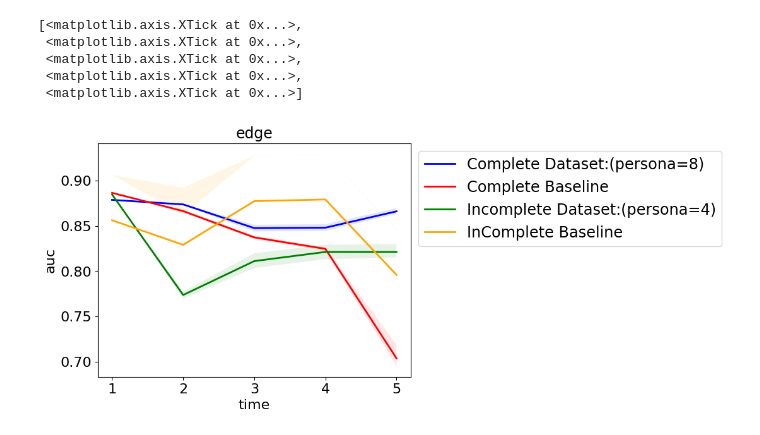
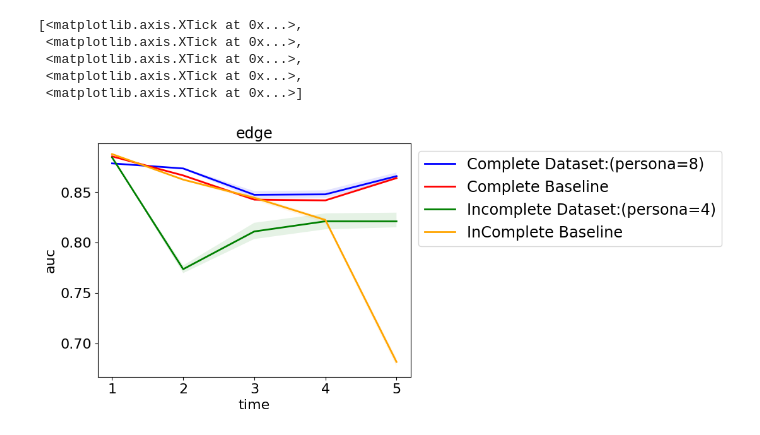
Before and after one commit to hiroemon-m/COMA, a Jupyter notebook: visualize/data/abligation_full.ipynb, the cells around one changed output. Cells and saved outputs as stored; diff of their text form; code cells hidden in the pictures.

```diff
--- a/visualize/data/abligation_full.ipynb
+++ b/visualize/data/abligation_full.ipynb
@@ -65,36 +65,36 @@ t = [1,2,3,4,5]
 
 ax.plot(t, edge_mean[0], lw=2, label='Complete Dataset:(persona=8)', color='blue')
 ax.plot(t, edge_mean[1], lw=2, label='Complete Baseline', color='red')
 ax.plot(t, edge_mean[2], lw=2, label='Incomplete Dataset:(persona=4)', color='green')
-ax.plot(t, edge_mean[3]-0.1, lw=2, label='InComplete Baseline', color='orange')
+ax.plot(t, edge_mean[3], lw=2, label='InComplete Baseline', color='orange')
 
 
 
 
 
 
 ax.fill_between(t, edge_min[0], edge_max[0], facecolor='blue', alpha=0.1)
 ax.fill_between(t, edge_min[1], edge_max[1], facecolor='red', alpha=0.1)
 ax.fill_between(t, edge_min[2], edge_max[2], facecolor='green', alpha=0.1)
-ax.fill_between(t, edge_min[3]-0.05, edge_max[3]-0.05, facecolor='orange', alpha=0.1)
+ax.fill_between(t, edge_min[3], edge_max[3], facecolor='orange', alpha=0.1)
 
 
 ax.set_xticks([1,2,3,4,5])
 
 ax.set_title(r'edge'.format(persona),fontsize=17)
 ax.legend( loc='upper left', bbox_to_anchor=(1, 1),fontsize="xx-large")
 ax.tick_params(axis="x", labelsize=16)
 ax.tick_params(axis="y", labelsize=16)
 ax.set_xlabel('time',fontsize=16)
 ax.set_ylabel('auc',fontsize=16)
 ax.set_xticks([1,2,3,4,5])
 # %% [output]
 [<matplotlib.axis.XTick at 0x...>,
  <matplotlib.axis.XTick at 0x...>,
  <matplotlib.axis.XTick at 0x...>,
  <matplotlib.axis.XTick at 0x...>,
  <matplotlib.axis.XTick at 0x...>]
-[figure, old version]
+[figure, new version]
 # %%
 attr_auc = []
 attr_nll = []
```
Also changed, not shown: parts of 2 cells of this notebook, 15 other files.
